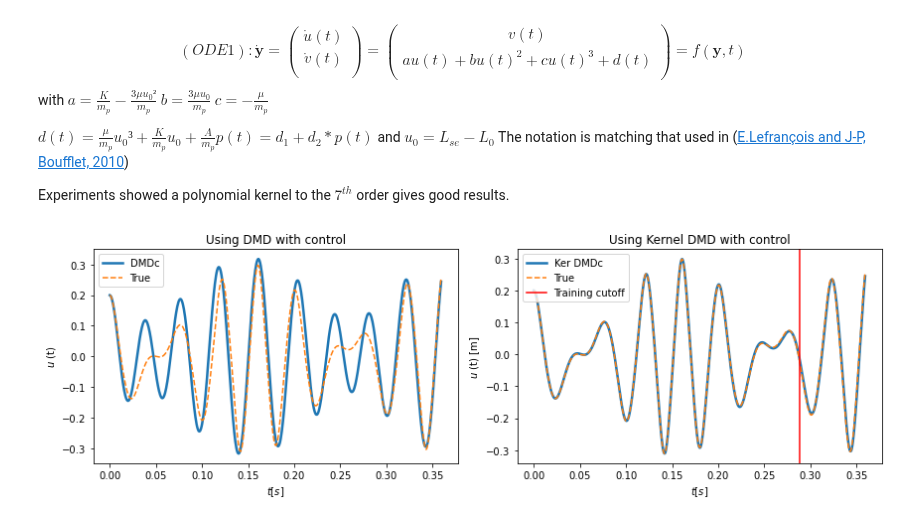
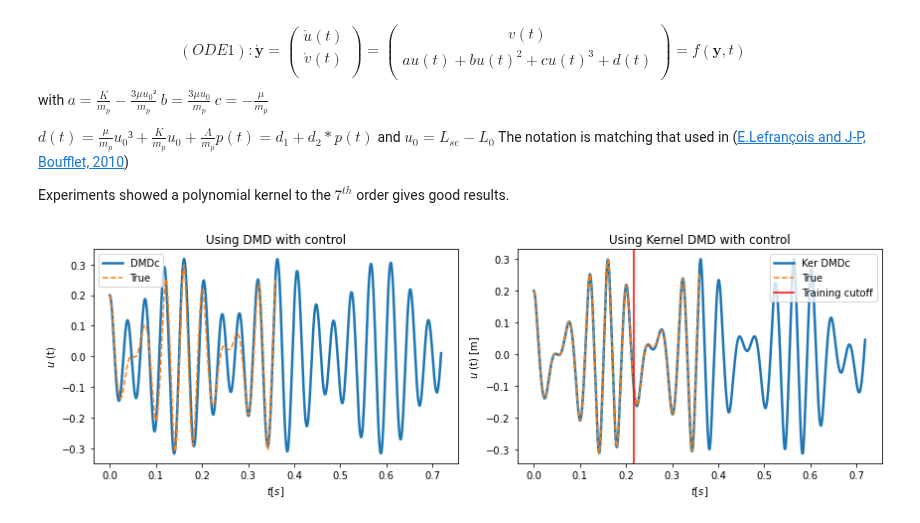
Before and after one commit to azzeddinetiba/ROM_AM, a Jupyter notebook: examples/Kernel DMD with Control.ipynb, the cells around one changed output. Cells and saved outputs as stored; diff of their text form; code cells hidden in the pictures.

Commit message:
Update KerDMDc example

```diff
--- a/examples/Kernel DMD with Control.ipynb
+++ b/examples/Kernel DMD with Control.ipynb
@@ -168,39 +173,46 @@ X = input_data[:2, :-1]
 Y = input_data[:2, 1::]
 
 ## ======================= DMDc Learning and predicting ==============================
+pred_t = np.concatenate((input_t, input_t + input_t[-1]))
+u_input_pr = 1e6 * np.sin(2 * np.pi * 20 * pred_t[:-1]).reshape((1, -1))
 dmdc = DMDc()
 dromc = ROM(dmdc)
 dromc.decompose(X,  Y = Y, dt = dt, Y_input=u_input, normalize = True)
-predc = np.real(dromc.predict(t=0, u_input=u_input))
+predc = np.real(dromc.predict(t=0, u_input=u_input_pr))
 # %%
 ## ======================= Taking as snaps u(t) and v(t) only ==============================
 u_input = 1e6 * np.sin(2 * np.pi * 20 * input_t[:-1]).reshape((1, -1))
 X = input_data[:2, :-1]
 Y = input_data[:2, 1::]
 
+X_train = X[:, :int(0.6*X.shape[1])]
+Y_train = Y[:, :int(0.6*Y.shape[1])]
+u_train = u_input[:, :int(0.6*u_input.shape[1])]
 ## ======================= Kernel DMDc Learning and predicting ==============================
+pred_t = np.concatenate((input_t, input_t + input_t[-1]))
+u_input_pr = 1e6 * np.sin(2 * np.pi * 20 * pred_t[:-1]).reshape((1, -1))
 kdmdc = KERDMDC()
 kdromc = ROM(kdmdc)
-kdromc.decompose(X[:, :int(0.8*X.shape[1])],  Y = Y[:, :int(0.8*Y.shape[1])], dt = dt, Y_input=u_input[:, :int(0.8*u_input.shape[1])], kernel = "poly", p = 7, normalize = True)
-kpredc = np.real(kdromc.predict(t=0, u_input=u_input))
+kdromc.decompose(X_train,  Y = Y_train, dt = dt, Y_input = u_train, kernel = "poly", p = 7, normalize = True)
+kpredc = np.real(kdromc.predict(t=0, u_input=u_input_pr))
 # %%
 fig,ax = plt.subplots(1, 2, figsize = (12, 4))
 
-ax[0].plot(input_t, predc[0, :], linewidth = 2.5, label = 'DMDc');
+ax[0].plot(pred_t, predc[0, :], linewidth = 2.5, label = 'DMDc');
 ax[0].plot(input_t, input_data[0, :], '--', label = 'True');
 ax[0].set_xlabel(r"$t [s]$");
 ax[0].set_ylabel(r"$u$ (t)");
 ax[0].set_title("Using DMD with control");
 ax[0].legend();
 
 ax[1].set_title("Using Kernel DMD with control");
-ax[1].plot(input_t, kpredc[0, :], linewidth = 2.5, label = 'Ker DMDc');
+ax[1].plot(pred_t, kpredc[0, :], linewidth = 2.5, label = 'Ker DMDc');
 ax[1].plot(input_t, input_data[0, :], '--', label = 'True');
 ax[1].set_xlabel(r"$t [s]$");
 ax[1].set_ylabel(r"$u$ (t) [m]");
-ax[1].axvline(input_t[int(0.8*len(input_t))], color='r', label = 'Training cutoff');
+ax[1].axvline(input_t[int(0.6*len(input_t))], color='r', label = 'Training cutoff');
 ax[1].legend();
 
 plt.tight_layout();
 # %% [output]
-[figure, old version]
+[figure, new version]
```
Also changed, not shown: parts of 2 cells of this notebook.
